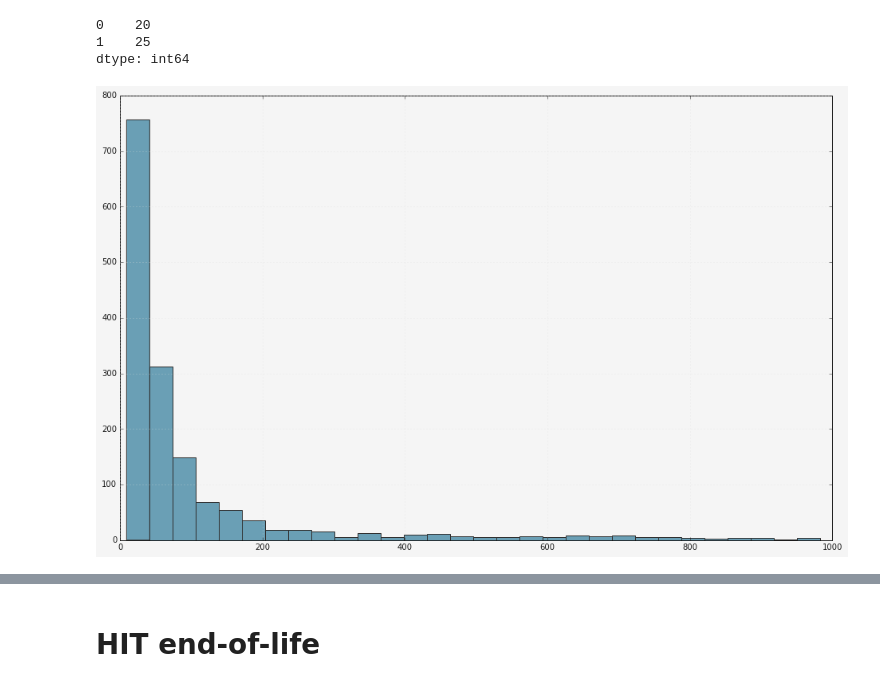
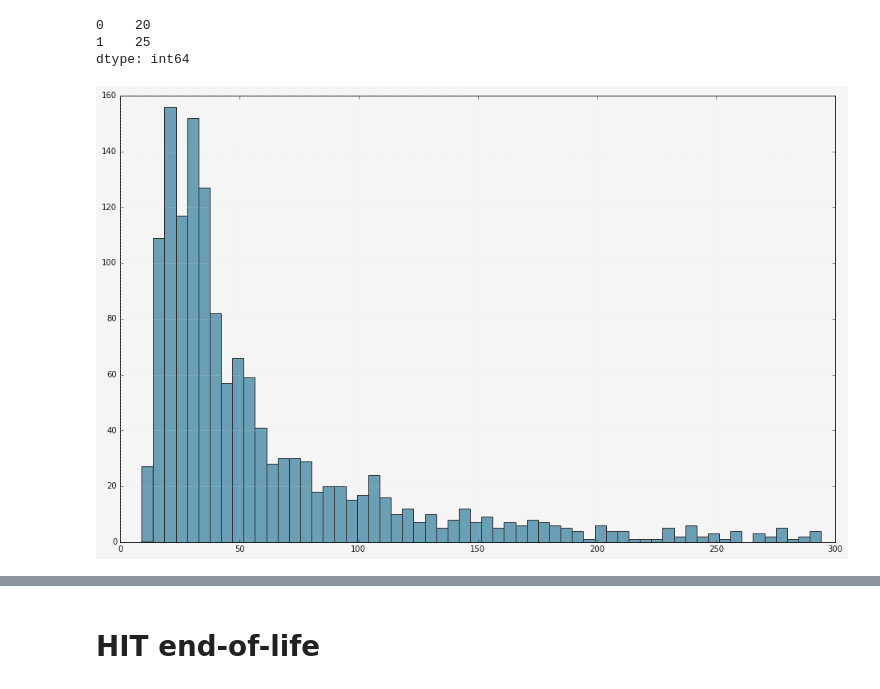
Before and after one commit to drschwenk/notebooks, a Jupyter notebook: stb/mturk_textbook_annotation_task.ipynb, the cells around one changed output, grey strips where cells are left out. Cells and saved outputs as stored; diff of their text form; code cells hidden in the pictures.

```diff
--- a/stb/mturk_textbook_annotation_task.ipynb
+++ b/stb/mturk_textbook_annotation_task.ipynb
@@ -197,6 +113,3 @@ _ = results_df['worker_id'].value_counts().hist(bins= 30)
-# %%
-task_duration_seconds = []
-for hit_id, assignments in assignment_results.items():
-    for assignment in assignments:
-        hit_duration = dt_parse.parse(assignment.SubmitTime) - dt_parse.parse(assignment.AcceptTime)
-        task_duration_seconds.append(hit_duration.seconds)
+# %%
+r_hits_current_batch = amt_util.get_completed_hits(mturk)
+assignment_results_current_batch = amt_util.get_assignments(mturk, r_hits_current_batch)
@@ -203,3 +179,9 @@ for hit_id, assignments in assignment_results.items():
+# %%
+task_duration_seconds = []
+for hit_id, assignments in assignment_results_current_batch.items():
+    for assignment in assignments:
+        hit_duration = dt_parse.parse(assignment.SubmitTime) - dt_parse.parse(assignment.AcceptTime)
+        task_duration_seconds.append(hit_duration.seconds)
 # %%
 task_duration_series = pd.Series(task_duration_seconds)
 # %%
@@ -207,7 +189,7 @@ _ = task_duration_series.hist(bins=30, log=True)
 # %% [output]
 [figure]
 # %%
-winsorized_durations = [t for t in task_duration_seconds if t < 1000]
+winsorized_durations = [t for t in task_duration_seconds if t < 300]
 w_duration_series = pd.Series(winsorized_durations)
 # %%
 w_duration_series.mode()
@@ -216,6 +198,6 @@ w_duration_series.mode()
 1    25
 dtype: int64
 # %%
-_ = pd.Series(w_duration_series).hist(bins=30)
+_ = pd.Series(w_duration_series).hist(bins=60)
 # %% [output]
-[figure, old version]
+[figure, new version]
```
Also changed, not shown: parts of 79 cells of this notebook.
